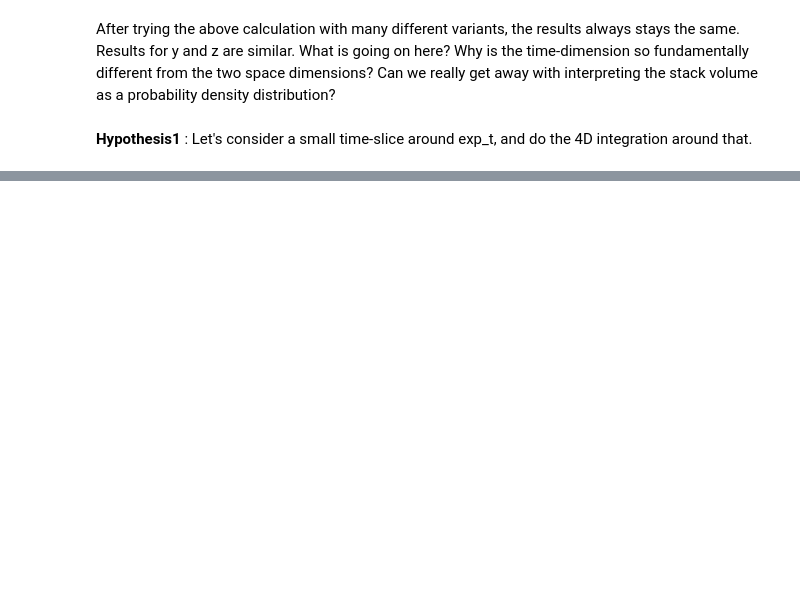
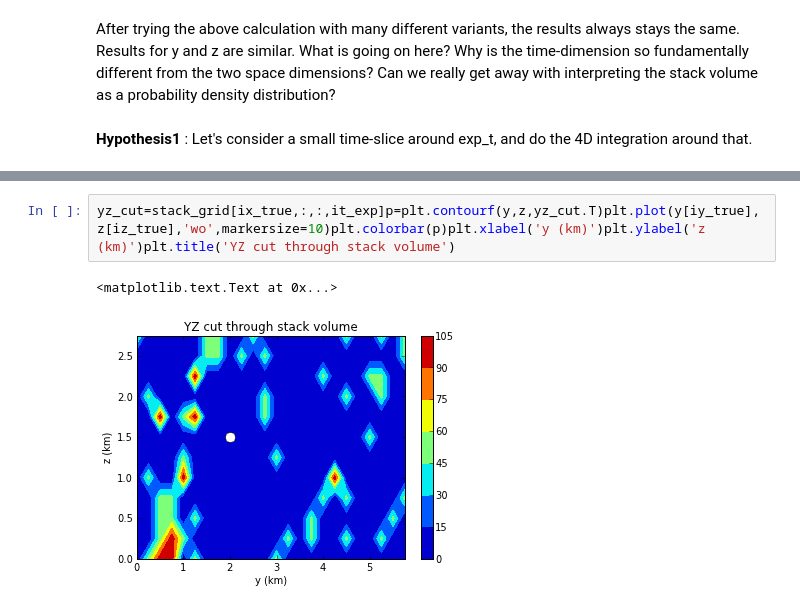
Before and after one commit to amaggi/waveloc, a Jupyter notebook: PyProgs/test_migration.ipynb, the cells around one changed output, grey strips where cells are left out. Saved outputs shown, nothing was run; the diff lists cells and outputs as text; blank space fills up the shorter version.

```diff
--- a/PyProgs/test_migration.ipynb
+++ b/PyProgs/test_migration.ipynb
@@ -60,0 +77,5 @@ After trying the above calculation with many different variants, the results alw
+# %%
+yz_cut=stack_grid[ix_true,:,:,it_exp]p=plt.contourf(y,z,yz_cut.T)plt.plot(y[iy_true],z[iz_true],'wo',markersize=10)plt.colorbar(p)plt.xlabel('y (km)')plt.ylabel('z (km)')plt.title('YZ cut through stack volume')
+# %% [output]
+<matplotlib.text.Text at 0x...>
+[figure, added]
```
Also changed, not shown: parts of 17 cells of this notebook.
